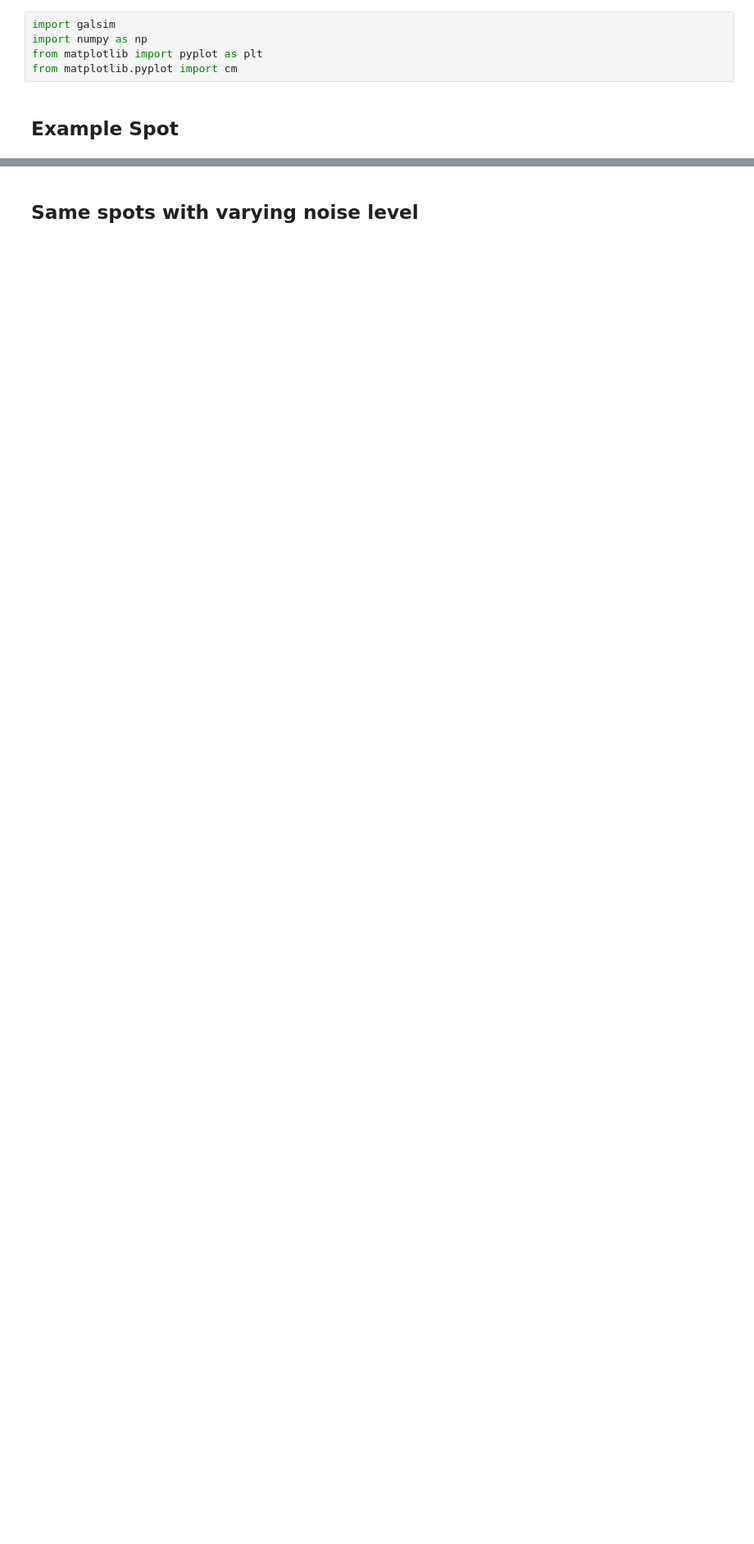
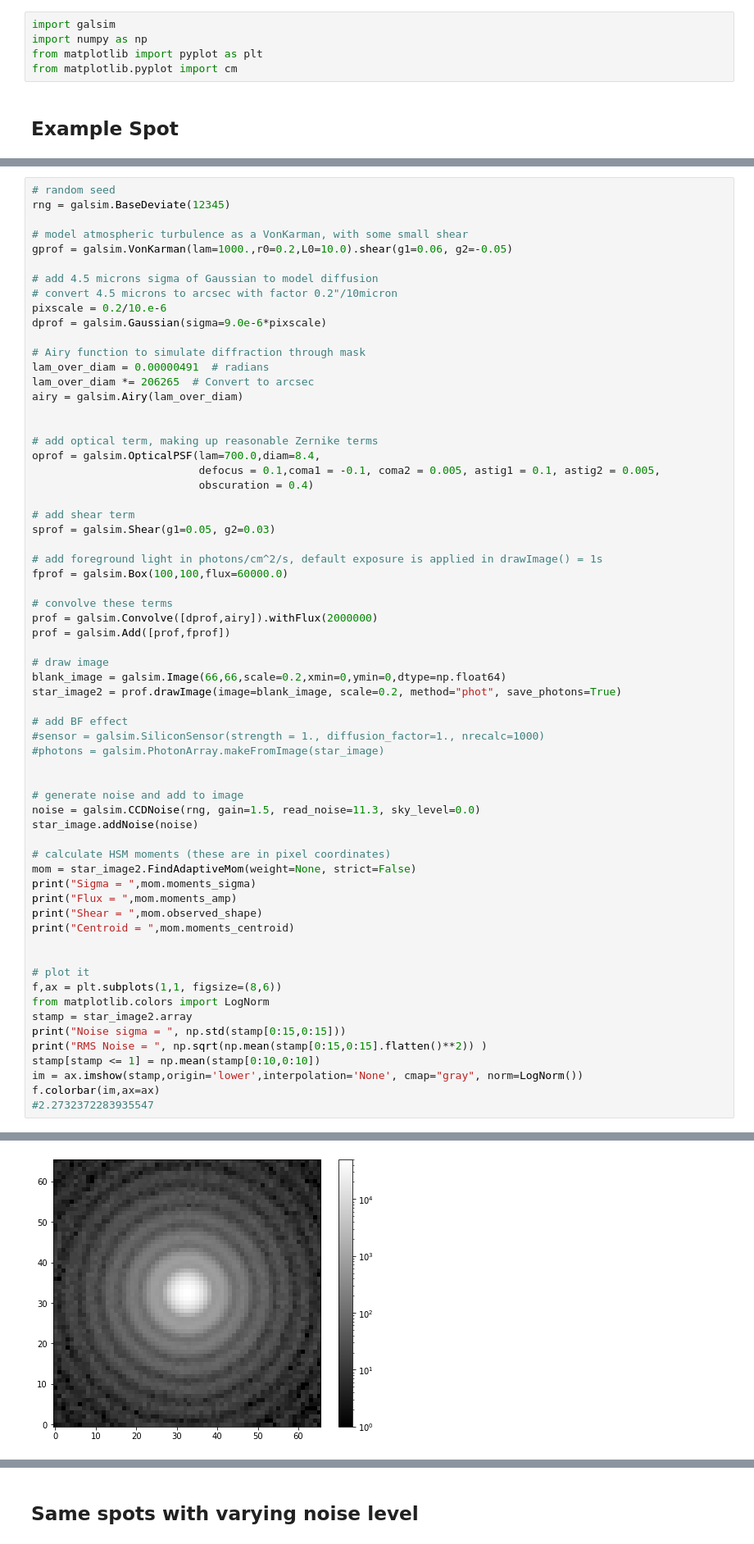
Before and after one commit to Alex-Broughton/run5, a Jupyter notebook: ShapeAndNoiseStudy.ipynb, the cells around one changed output, grey strips where cells are left out. Shown: that part at 82% size. Drawn from its saved outputs; the diff is of its cells as text; blank space fills up the shorter version.

```diff
--- a/ShapeAndNoiseStudy.ipynb
+++ b/ShapeAndNoiseStudy.ipynb
@@ -82,0 +81,65 @@ RMS Noise =  5.713304286050135
+# %%
+# random seed
+rng = galsim.BaseDeviate(12345)
+
+# model atmospheric turbulence as a VonKarman, with some small shear
+gprof = galsim.VonKarman(lam=1000.,r0=0.2,L0=10.0).shear(g1=0.06, g2=-0.05)
+
+# add 4.5 microns sigma of Gaussian to model diffusion
+# convert 4.5 microns to arcsec with factor 0.2"/10micron
+pixscale = 0.2/10.e-6
+dprof = galsim.Gaussian(sigma=9.0e-6*pixscale)
+
+# Airy function to simulate diffraction through mask
+lam_over_diam = 0.00000491  # radians
+lam_over_diam *= 206265  # Convert to arcsec
+airy = galsim.Airy(lam_over_diam)
+
+
+# add optical term, making up reasonable Zernike terms
+oprof = galsim.OpticalPSF(lam=700.0,diam=8.4,
+                          defocus = 0.1,coma1 = -0.1, coma2 = 0.005, astig1 = 0.1, astig2 = 0.005,
+                          obscuration = 0.4)
+
+# add shear term
+sprof = galsim.Shear(g1=0.05, g2=0.03)
+
+# add foreground light in photons/cm^2/s, default exposure is applied in drawImage() = 1s
+fprof = galsim.Box(100,100,flux=60000.0)
+
+# convolve these terms
+prof = galsim.Convolve([dprof,airy]).withFlux(2000000)
+prof = galsim.Add([prof,fprof])
+
+# draw image
+blank_image = galsim.Image(66,66,scale=0.2,xmin=0,ymin=0,dtype=np.float64)
+star_image2 = prof.drawImage(image=blank_image, scale=0.2, method="phot", save_photons=True)
+
+# add BF effect
+#sensor = galsim.SiliconSensor(strength = 1., diffusion_factor=1., nrecalc=1000)
+#photons = galsim.PhotonArray.makeFromImage(star_image)
+
+
+# generate noise and add to image
+noise = galsim.CCDNoise(rng, gain=1.5, read_noise=11.3, sky_level=0.0)
+star_image.addNoise(noise)
+
+# calculate HSM moments (these are in pixel coordinates)
+mom = star_image2.FindAdaptiveMom(weight=None, strict=False)
+print("Sigma = ",mom.moments_sigma)
+print("Flux = ",mom.moments_amp)
+print("Shear = ",mom.observed_shape)
+print("Centroid = ",mom.moments_centroid)
+
+
+# plot it
+f,ax = plt.subplots(1,1, figsize=(8,6))
+from matplotlib.colors import LogNorm
+stamp = star_image2.array
+print("Noise sigma = ", np.std(stamp[0:15,0:15]))
+print("RMS Noise = ", np.sqrt(np.mean(stamp[0:15,0:15].flatten()**2)) )
+stamp[stamp <= 1] = np.mean(stamp[0:10,0:10])
+im = ax.imshow(stamp,origin='lower',interpolation='None', cmap="gray", norm=LogNorm())
+f.colorbar(im,ax=ax)
+#2.2732372283935547
+# %% [output]
@@ -82,0 +153 @@ RMS Noise =  5.713304286050135
+[figure, added]
```
Also changed, not shown: parts of 7 cells of this notebook, 22 other files.
